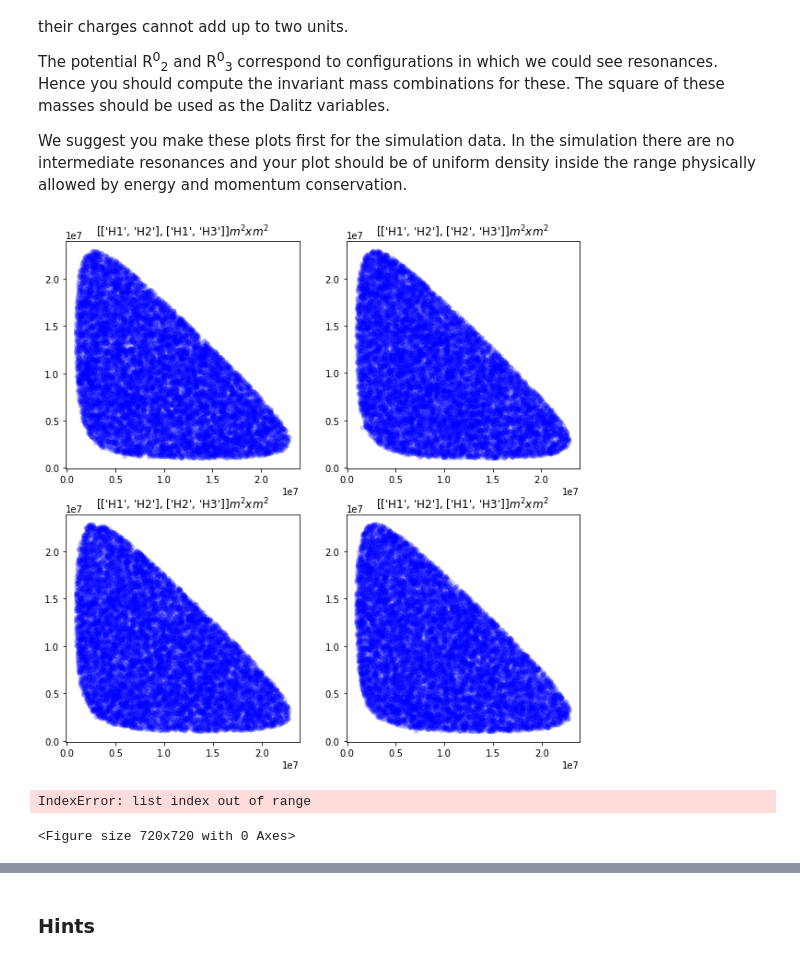
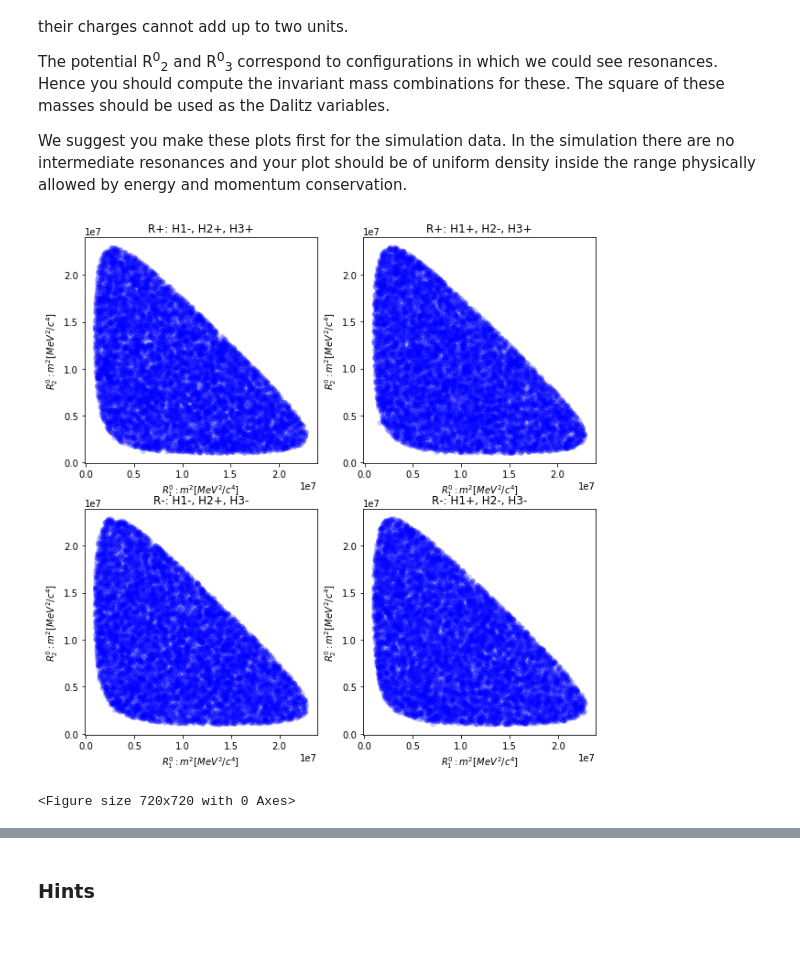
Before and after one commit to JTMalczewski/opendata-project-master, a Jupyter notebook: LHCb_Open_Data_Project.ipynb, the cells around one changed output, grey strips where cells are left out. Saved outputs shown, nothing was run; the diff lists cells and outputs as text; code cells hidden in the pictures.

Commit message:
images

```diff
--- a/LHCb_Open_Data_Project.ipynb
+++ b/LHCb_Open_Data_Project.ipynb
@@ -490,67 +495,54 @@ def calcualteRMass(data, Ha, Hb):
 # calculate the invariant masses for each possible hadron pair combination
 
 df['B_Charge'] = np.sum(df[['H1_Charge','H2_Charge','H3_Charge']],axis=1)
 
 decay_mpp = df[ (df['H1_Charge'] == -1) & (df['H2_Charge'] == 1) & (df['H3_Charge'] == 1) ]
 decay_pmp = df[ (df['H1_Charge'] == 1) & (df['H2_Charge'] == -1) & (df['H3_Charge'] == 1) ]
-# decay_ppm = df[ (df['H1_Charge'] == 1) & (df['H2_Charge'] == 1) & (df['H3_Charge'] == -1) ]
-# decay_mmp = df[ (df['H1_Charge'] == -1) & (df['H2_Charge'] == -1) & (df['H3_Charge'] == 1) ]
 decay_mpm = df[ (df['H1_Charge'] == -1) & (df['H2_Charge'] == 1) & (df['H3_Charge'] == -1) ]
 decay_pmm = df[ (df['H1_Charge'] == 1) & (df['H2_Charge'] == -1) & (df['H3_Charge'] == -1) ]
 
 decay = [decay_mpp, decay_pmp, decay_mpm, decay_pmm]
 decay_H = [
     [['H1','H2'], ['H1','H3']],
     [['H1','H2'], ['H2','H3']],
     [['H1','H2'], ['H2','H3']],
     [['H1','H2'], ['H1','H3']]
 ]
+R = ['R+: H1-, H2+, H3+', 'R+: H1+, H2-, H3+', 'R-: H1-, H2+, H3-', 'R-: H1+, H2-, H3-']
 R_masses = []
 n=1
 
 plt.figure(figsize=(10,10))
 
 for i in range(4):
     for j in range(2):
         R_masses.append(calcualteRMass(decay[i], decay_H[i][j][0], decay_H[i][j][1]))
 
 for i in range(1,8,2):
         plt.subplot(2,2,n)
         plt.scatter(R_masses[i-1]**2,R_masses[i]**2,c='blue', alpha=0.2, edgecolors='none')
-        plt.title(str(decay_H[n-1])+'$m^2 x m^2$')
+        plt.title(R[n-1])
+        plt.xlabel('$R^0_1: m^2 [MeV^2/c^4]$')
+        plt.ylabel('$R^0_2: m^2 [MeV^2/c^4]$')
         n+=1
 # %% [output]
-[figure, old version]
+[figure, new version]
 # %%
 df2['B_Charge'] = np.sum(df2[['H1_Charge','H2_Charge','H3_Charge']],axis=1)
 
 decay_mpp = df2[ (df2['H1_Charge'] == -1) & (df2['H2_Charge'] == 1) & (df2['H3_Charge'] == 1) ]
-decay_pmp = df2[ (df2['H1_Charge'] == 1) & (df2['H2_Charge'] == -1) & (df2['H3_Charge'] == 1) ]
-decay_ppm = df2[ (df2['H1_Charge'] == 1) & (df2['H2_Charge'] == 1) & (df2['H3_Charge'] == -1) ]
-decay_mmp = df2[ (df2['H1_Charge'] == -1) & (df2['H2_Charge'] == -1) & (df2['H3_Charge'] == 1) ]
-decay_mpm = df2[ (df2['H1_Charge'] == -1) & (df2['H2_Charge'] == 1) & (df2['H3_Charge'] == -1) ]
 decay_pmm = df2[ (df2['H1_Charge'] == 1) & (df2['H2_Charge'] == -1) & (df2['H3_Charge'] == -1) ]
 
 decay = [decay_mpp, decay_pmm]
 decay_H = [
     [['H1','H2'], ['H1','H3']],
-    [['H1','H2'], ['H2','H3']],
-    [['H1','H3'], ['H2','H3']],
-    [['H1','H3'], ['H2','H3']],
-    [['H1','H2'], ['H2','H3']],
-    [['H1','H3'], ['H1','H3']]
+    [['H1','H2'], ['H1','H3']]
 ]
 R_masses_true = []
-n=1
+
 plt.figure(figsize=(10,10))
-for i in range(6):
+for i in range(2):
     for j in range(2):
         R_masses_true.append(calcualteRMass(decay[i], decay_H[i][j][0], decay_H[i][j][1]))
-temp = 0
-for i in decay:
-    temp += len(i)
-print(temp)
-len(df2)
 # %% [output]
-IndexError: list index out of range
+<Figure size 720x720 with 0 Axes>
-<Figure size 720x720 with 0 Axes>
```
Also changed, not shown: parts of 25 cells of this notebook.
